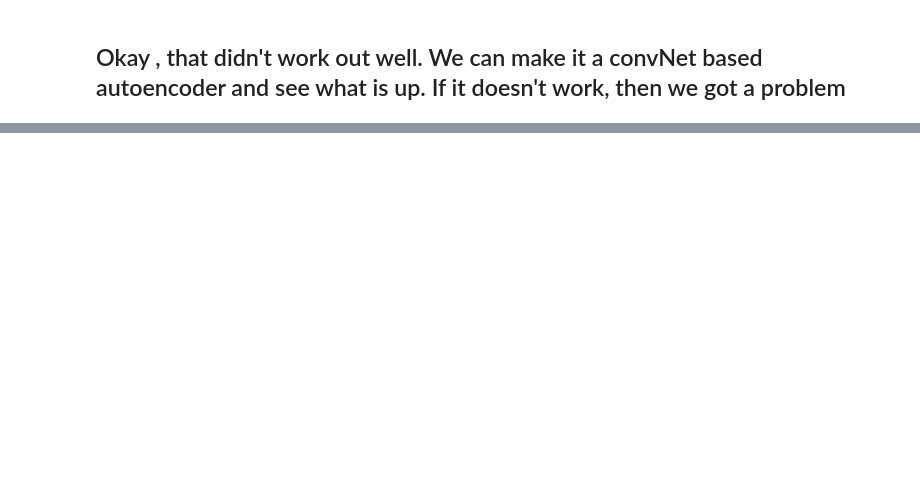
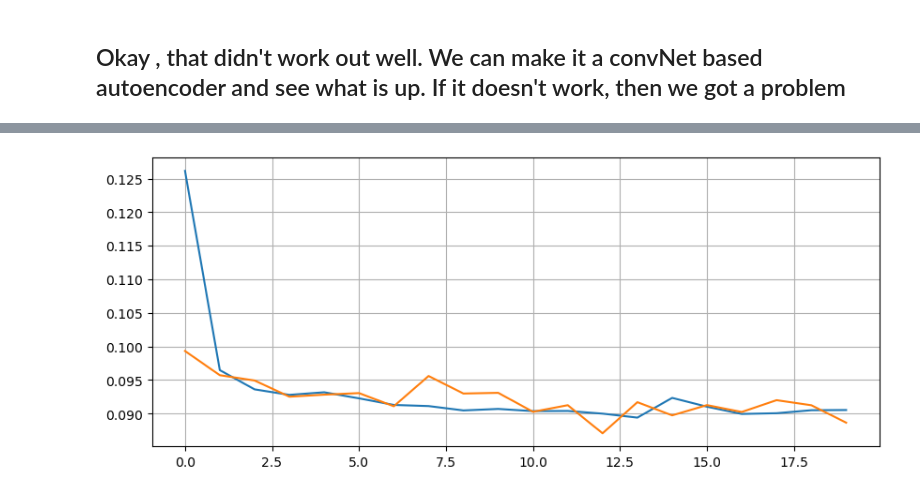
Before and after one commit to monowaranjum/TC3_REP_LEARNING, a Jupyter notebook: Prov2Vec.ipynb, the cells around one changed output, grey strips where cells are left out. Cells and saved outputs as stored; diff of their text form; code cells hidden in the pictures; blank space fills up the shorter version.

```diff
--- a/Prov2Vec.ipynb
+++ b/Prov2Vec.ipynb
@@ -380,0 +466,18 @@ def get_conv_autoencoder():
+# %%
+def SSIMLoss(y_true, y_pred):
+    return 1 - tf.reduce_mean(tf.image.ssim(y_true, y_pred, 2.0))
+# %%
+total_dataset_length = 224146
+
+training_length = 180000
+validation_length = 44146
+
+training_data = subject_list[:training_length]
+validation_data = subject_list[training_length:]
+
+img_train_seq_generator = image_generator(training_data, encoding_scheme=None, batch_size=32, sequence_size=69)
+img_valid_seq_generator = image_generator(validation_data, encoding_scheme=None, batch_size=32, sequence_size=69)
+# %%
+conv_based_autoencoder.compile(loss=SSIMLoss, optimizer=tf.keras.optimizers.Adam(learning_rate=5e-04))
+# %%
+history = conv_based_autoencoder.fit_generator(img_train_seq_generator, steps_per_epoch=1000, epochs=20, validation_data = img_valid_seq_generator, validation_steps=50)
@@ -380,0 +502,12 @@ def get_conv_autoencoder():
+# %%
+training_loss = history.history['loss'][:]
+val_los = history.history['val_loss'][:]
+
+plt.figure(figsize=(10,4))
+plt.grid()
+plt.plot((training_loss))
+plt.plot((val_los))
+
+plt.show()
+# %% [output]
+[figure, added]
```
Also changed, not shown: parts of 18 cells of this notebook.
